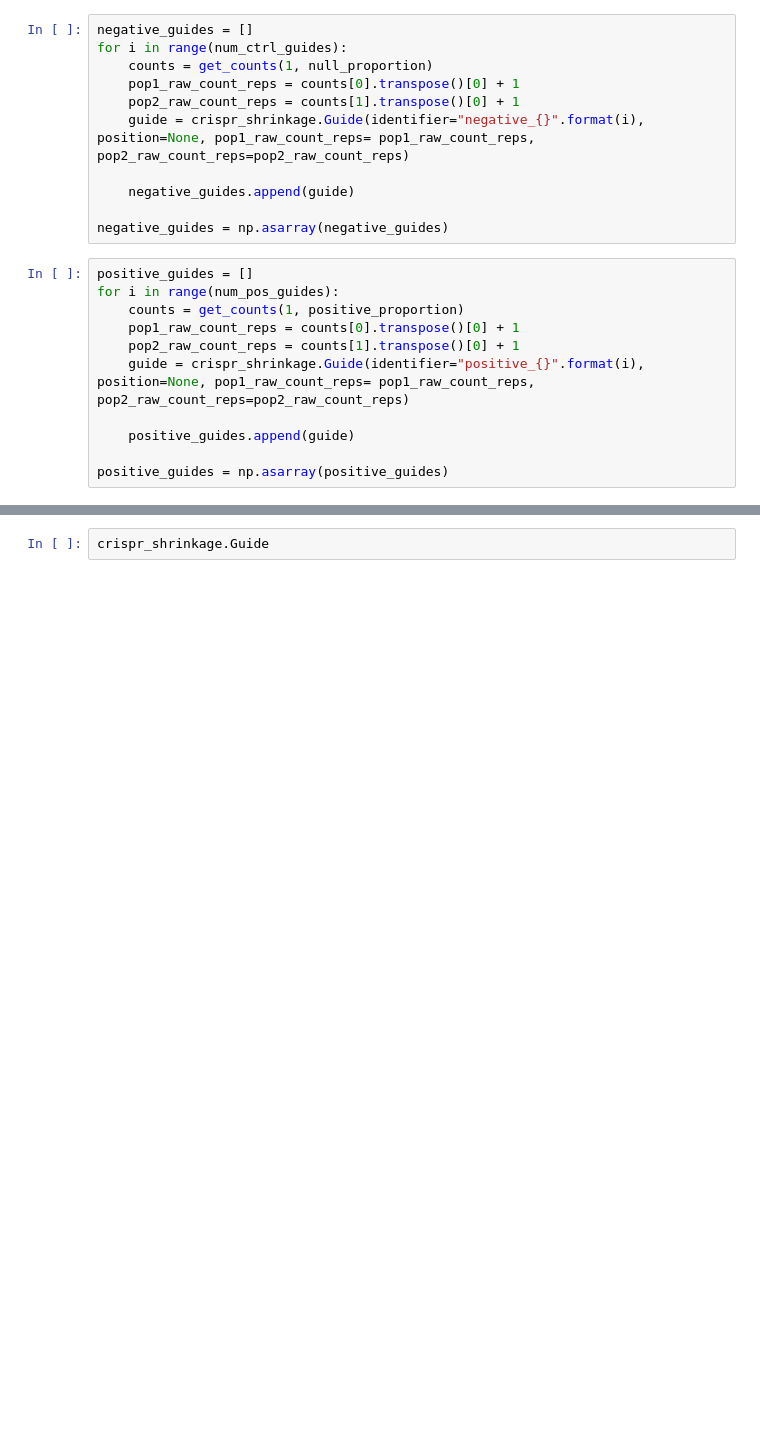
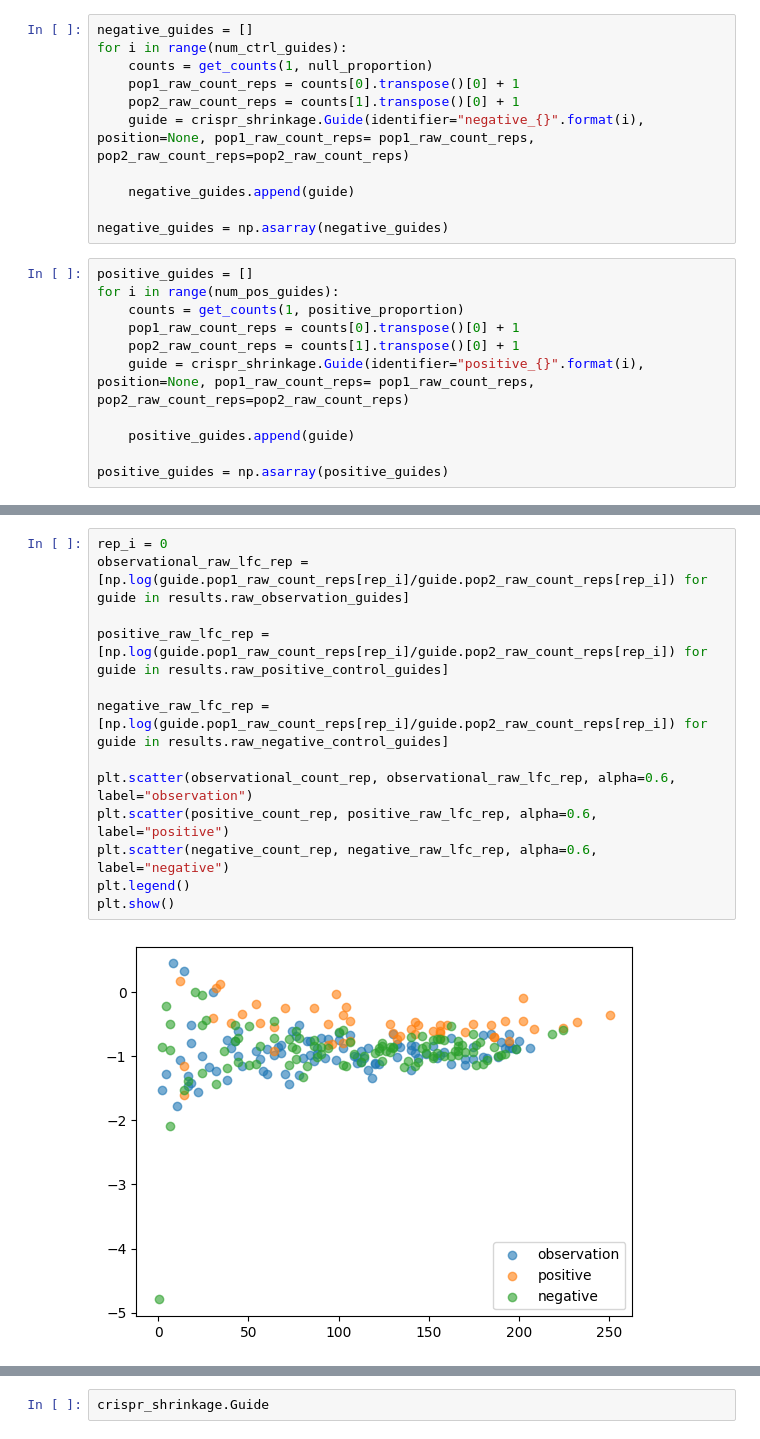
Before and after one commit to CodingBash/CRISPR-shrinkage, a Jupyter notebook: notebooks/CRISPRshrinkageTest.ipynb, the cells around one changed output, grey strips where cells are left out. Drawn from its saved outputs; the diff is of its cells as text; blank space fills up the shorter version.

```diff
--- a/notebooks/CRISPRshrinkageTest.ipynb
+++ b/notebooks/CRISPRshrinkageTest.ipynb
@@ -215,0 +212,15 @@ pop1_dup_factor_list is None
+# %%
+rep_i = 0
+observational_raw_lfc_rep = [np.log(guide.pop1_raw_count_reps[rep_i]/guide.pop2_raw_count_reps[rep_i]) for guide in results.raw_observation_guides]
+
+positive_raw_lfc_rep = [np.log(guide.pop1_raw_count_reps[rep_i]/guide.pop2_raw_count_reps[rep_i]) for guide in results.raw_positive_control_guides]
+
+negative_raw_lfc_rep = [np.log(guide.pop1_raw_count_reps[rep_i]/guide.pop2_raw_count_reps[rep_i]) for guide in results.raw_negative_control_guides]
+
+plt.scatter(observational_count_rep, observational_raw_lfc_rep, alpha=0.6, label="observation")
+plt.scatter(positive_count_rep, positive_raw_lfc_rep, alpha=0.6, label="positive")
+plt.scatter(negative_count_rep, negative_raw_lfc_rep, alpha=0.6, label="negative")
+plt.legend()
+plt.show()
+# %% [output]
+[figure, added]
```
Also changed, not shown: parts of 23 cells of this notebook, 1 other file.
